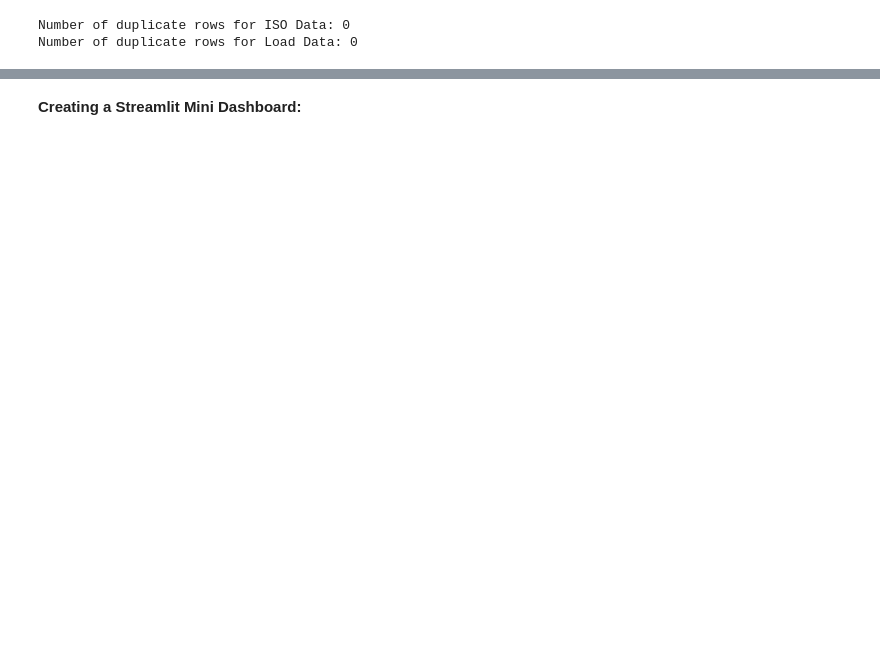
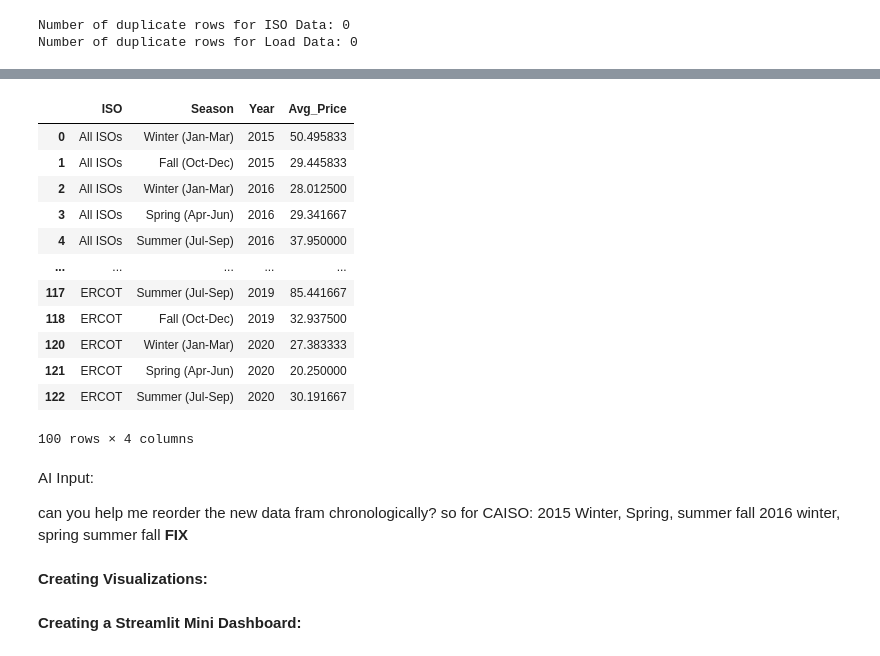
Before and after one commit to ellenwang995/final_project, a Jupyter notebook: PythonFinalAssignment_Draft.ipynb, the cells around one changed output, grey strips where cells are left out. Cells and saved outputs as stored; diff of their text form; code cells hidden in the pictures; blank space fills up the shorter version.

```diff
--- a/PythonFinalAssignment_Draft.ipynb
+++ b/PythonFinalAssignment_Draft.ipynb
@@ -334,0 +390,34 @@ Number of duplicate rows for Load Data: 0
+# %%
+#reodering chronologically
+
+season_order = ['Winter (Jan-Mar)', 'Spring (Apr-Jun)', 'Summer (Jul-Sep)', 'Fall (Oct-Dec)', 'All year']
+
+season_avg['Season'] = pd.Categorical(season_avg['Season'],
+                                      categories=season_order,
+                                      ordered=True)
+
+season_avg = season_avg.sort_values(by=['ISO', 'Year', 'Season']).reset_index(drop=True)
+
+season_avg = season_avg.dropna(subset=['Season'])
+
+season_avg.head(100)
+# %% [output]
+|  | ISO | Season | Year | Avg_Price |
+| 0 | All ISOs | Winter (Jan-Mar) | 2015 | 50.495833 |
+| 1 | All ISOs | Fall (Oct-Dec) | 2015 | 29.445833 |
+| 2 | All ISOs | Winter (Jan-Mar) | 2016 | 28.012500 |
+| 3 | All ISOs | Spring (Apr-Jun) | 2016 | 29.341667 |
+| 4 | All ISOs | Summer (Jul-Sep) | 2016 | 37.950000 |
+| ... | ... | ... | ... | ... |
+| 117 | ERCOT | Summer (Jul-Sep) | 2019 | 85.441667 |
+| 118 | ERCOT | Fall (Oct-Dec) | 2019 | 32.937500 |
+| 120 | ERCOT | Winter (Jan-Mar) | 2020 | 27.383333 |
+| 121 | ERCOT | Spring (Apr-Jun) | 2020 | 20.250000 |
+| 122 | ERCOT | Summer (Jul-Sep) | 2020 | 30.191667 |
+100 rows × 4 columns
+# %% [markdown]
+AI Input:
+
+can you help me reorder the new data fram chronologically? so for CAISO: 2015 Winter, Spring, summer fall 2016 winter, spring summer fall **FIX**
+# %% [markdown]
+**Creating Visualizations:**
```
Also changed, not shown: parts of 7 cells of this notebook.
